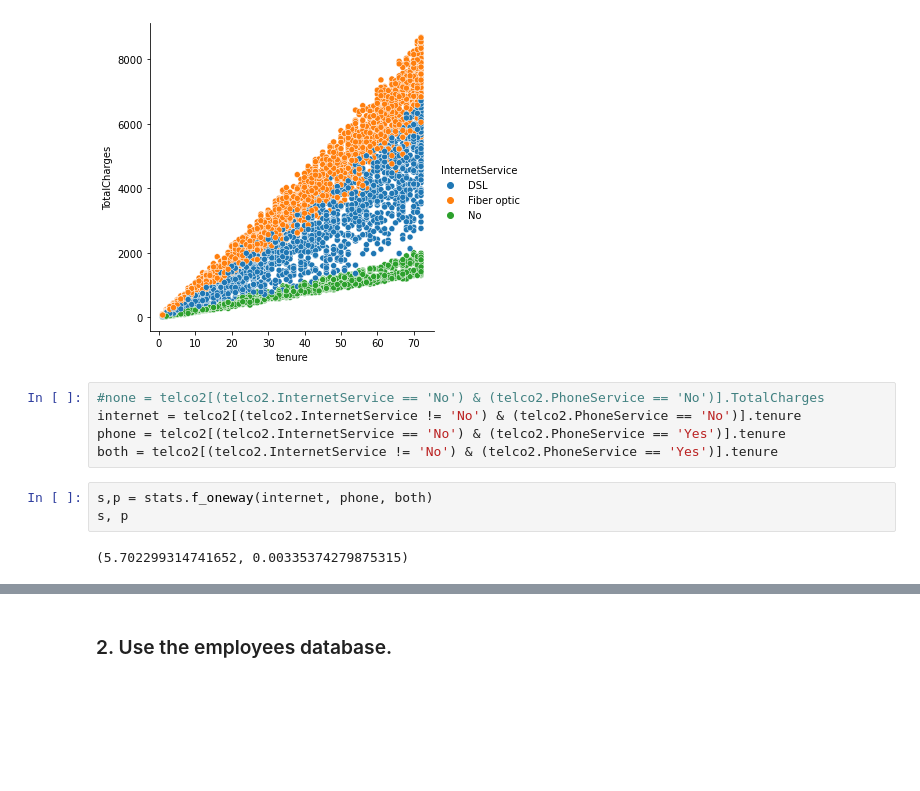
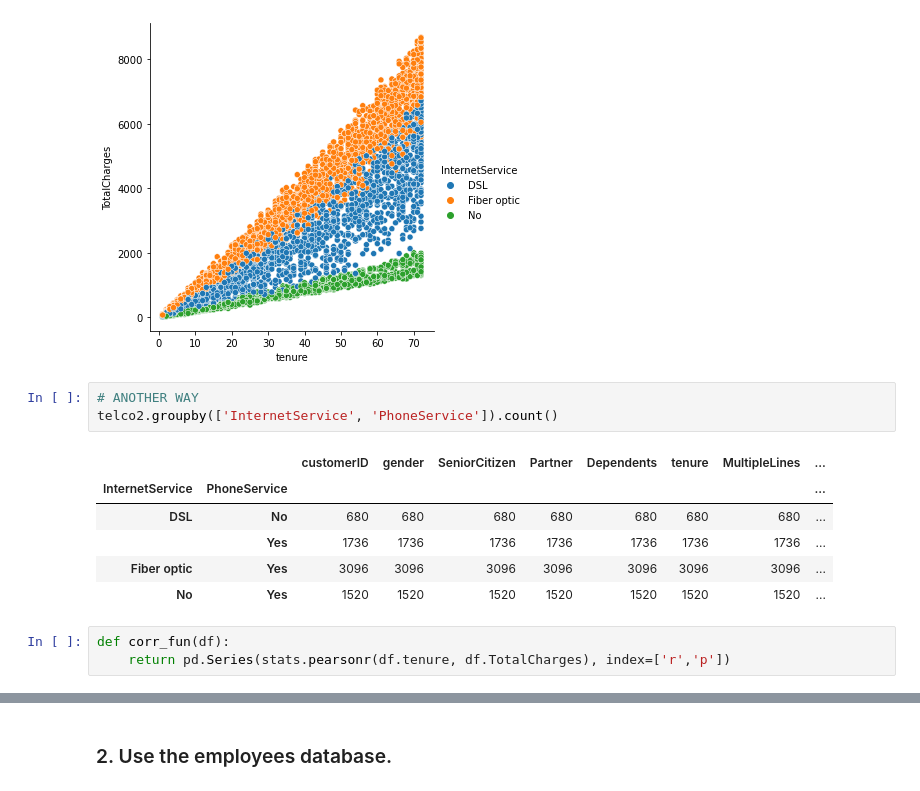
Before and after one commit to morgancross2/statistics-exercises, a Jupyter notebook: hypothesis_testing.ipynb, the cells around one changed output, grey strips where cells are left out. Cells and saved outputs as stored; diff of their text form; blank space fills up the shorter version.

```diff
--- a/hypothesis_testing.ipynb
+++ b/hypothesis_testing.ipynb
@@ -384,12 +374,15 @@ plt.show()
 # %% [output]
 [figure]
 # %%
-#none = telco2[(telco2.InternetService == 'No') & (telco2.PhoneService == 'No')].TotalCharges
-internet = telco2[(telco2.InternetService != 'No') & (telco2.PhoneService == 'No')].tenure
-phone = telco2[(telco2.InternetService == 'No') & (telco2.PhoneService == 'Yes')].tenure
-both = telco2[(telco2.InternetService != 'No') & (telco2.PhoneService == 'Yes')].tenure
+# ANOTHER WAY
+telco2.groupby(['InternetService', 'PhoneService']).count()
+# %% [output]
+|  |  | customerID | gender | SeniorCitizen | Partner | Dependents | tenure | MultipleLines | ... |
+| InternetService | PhoneService |  |  |  |  |  |  |  | ... |
+| DSL | No | 680 | 680 | 680 | 680 | 680 | 680 | 680 | ... |
+|  | Yes | 1736 | 1736 | 1736 | 1736 | 1736 | 1736 | 1736 | ... |
+| Fiber optic | Yes | 3096 | 3096 | 3096 | 3096 | 3096 | 3096 | 3096 | ... |
+| No | Yes | 1520 | 1520 | 1520 | 1520 | 1520 | 1520 | 1520 | ... |
 # %%
-s,p = stats.f_oneway(internet, phone, both)
-s, p
+def corr_fun(df):
+    return pd.Series(stats.pearsonr(df.tenure, df.TotalCharges), index=['r','p'])
-# %% [output]
-(5.702299314741652, 0.00335374279875315)
```
Also changed, not shown: parts of 15 cells of this notebook.
